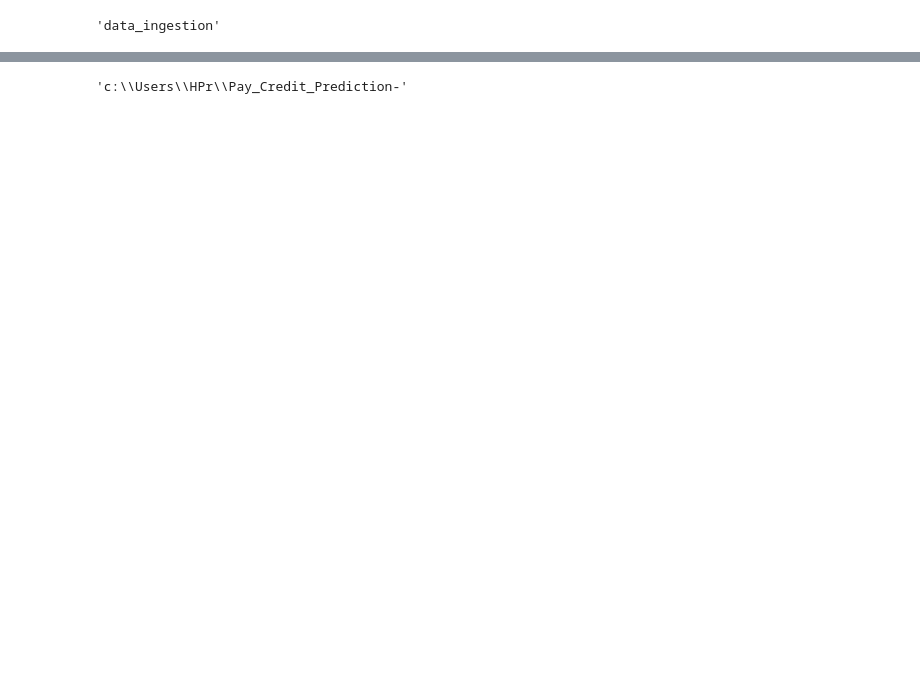
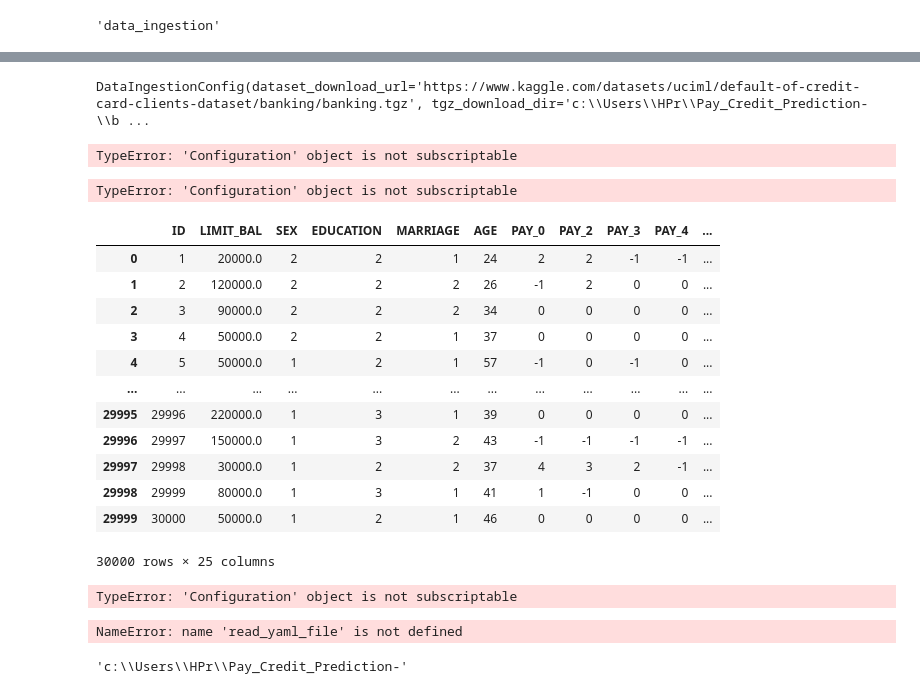
Before and after one commit to manotti22/Pay_Credit_Prediction-, a Jupyter notebook: notebook/filework.ipynb, the cells around one changed output, grey strips where cells are left out. Saved outputs shown, nothing was run; the diff lists cells and outputs as text; code cells hidden in the pictures; blank space fills up the shorter version.

```diff
--- a/notebook/filework.ipynb
+++ b/notebook/filework.ipynb
@@ -186,0 +203,19 @@ DataIngestionConfig(dataset_download_url='https://www.kaggle.com/datasets/uciml/
+# %%
+config.get_data_ingestion_config()
+# %% [output]
+DataIngestionConfig(dataset_download_url='https://www.kaggle.com/datasets/uciml/default-of-credit-card-clients-dataset/banking/banking.tgz', tgz_download_dir='c:\\Users\\HPr\\Pay_Credit_Prediction-\\b ...
+# %%
+from banking.config.configuration import Configuration
+from banking.constant import *
+training_pipeline_config = config[TRAINING_PIPELINE_CONFIG_KEY]
+artifact_dir = os.path.join(ROOT_DIR,
+training_pipeline_config[TRAINING_PIPELINE_NAME_KEY],
+training_pipeline_config[TRAINING_PIPELINE_ARTIFACT_DIR_KEY]
+)
+training_pipeline_config[TRAINING_PIPELINE_NAME_KEY]
+# %% [output]
+TypeError: 'Configuration' object is not subscriptable
+# %%
+config[TRAINING_PIPELINE_NAME_KEY]
+# %% [output]
+TypeError: 'Configuration' object is not subscriptable
@@ -187,3 +234,34 @@ DataIngestionConfig(dataset_download_url='https://www.kaggle.com/datasets/uciml/
+# %%
+import pandas as pd
+download_url = pd.read_csv("C:\\Users\\HPr\\Pay_Credit_Prediction-\\UCI_Credit_Card.csv")
+# %%
+download_url
+# %% [output]
+|  | ID | LIMIT_BAL | SEX | EDUCATION | MARRIAGE | AGE | PAY_0 | PAY_2 | PAY_3 | PAY_4 | ... |
+| 0 | 1 | 20000.0 | 2 | 2 | 1 | 24 | 2 | 2 | -1 | -1 | ... |
+| 1 | 2 | 120000.0 | 2 | 2 | 2 | 26 | -1 | 2 | 0 | 0 | ... |
+| 2 | 3 | 90000.0 | 2 | 2 | 2 | 34 | 0 | 0 | 0 | 0 | ... |
+| 3 | 4 | 50000.0 | 2 | 2 | 1 | 37 | 0 | 0 | 0 | 0 | ... |
+| 4 | 5 | 50000.0 | 1 | 2 | 1 | 57 | -1 | 0 | -1 | 0 | ... |
+| ... | ... | ... | ... | ... | ... | ... | ... | ... | ... | ... | ... |
+| 29995 | 29996 | 220000.0 | 1 | 3 | 1 | 39 | 0 | 0 | 0 | 0 | ... |
+| 29996 | 29997 | 150000.0 | 1 | 3 | 2 | 43 | -1 | -1 | -1 | -1 | ... |
+| 29997 | 29998 | 30000.0 | 1 | 2 | 2 | 37 | 4 | 3 | 2 | -1 | ... |
+| 29998 | 29999 | 80000.0 | 1 | 3 | 1 | 41 | 1 | -1 | 0 | 0 | ... |
+| 29999 | 30000 | 50000.0 | 1 | 2 | 1 | 46 | 0 | 0 | 0 | 0 | ... |
+30000 rows × 25 columns
+# %%
+training_pipeline_config = config[TRAINING_PIPELINE_CONFIG_KEY]
+artifact_dir = os.path.join(ROOT_DIR,
+training_pipeline_config[TRAINING_PIPELINE_NAME_KEY],
+training_pipeline_config[TRAINING_PIPELINE_ARTIFACT_DIR_KEY]
+)
+# %% [output]
+TypeError: 'Configuration' object is not subscriptable
+# %%
+read_yaml_file(config_file_path)
+# %% [output]
+NameError: name 'read_yaml_file' is not defined
 # %%
 os.getcwd()
 # %% [output]
```
Also changed, not shown: parts of 9 cells of this notebook, 5 other files.
